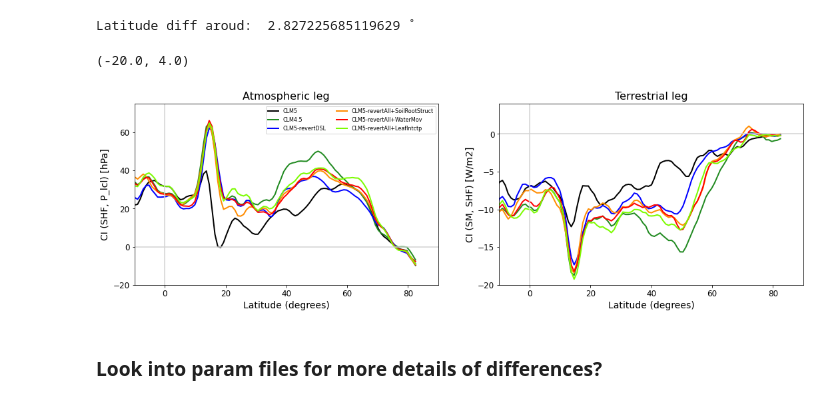
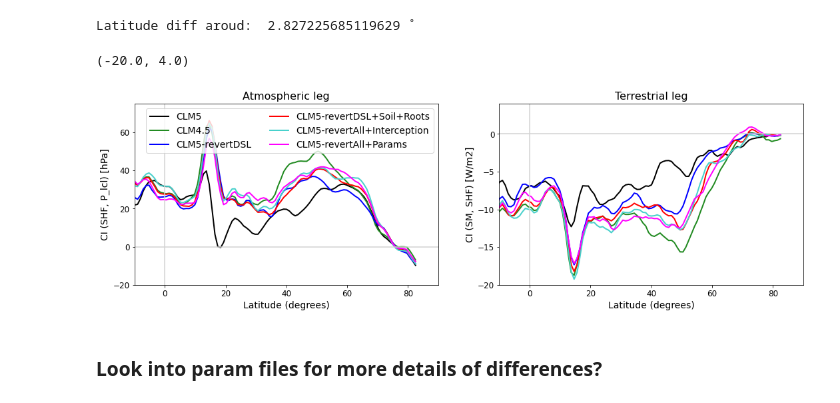
Before and after one commit to megandevlan/Coupling_CAM6CLM5, a Jupyter notebook: CouplingIndex_ModelVersionSensitivity_V2.ipynb, the cells around one changed output. Cells and saved outputs as stored; diff of their text form; code cells hidden in the pictures.

Commit message:
Smoothing added

```diff
--- a/CouplingIndex_ModelVersionSensitivity_V2.ipynb
+++ b/CouplingIndex_ModelVersionSensitivity_V2.ipynb
@@ -608,6 +608,13 @@ axs[7].add_feature(cfeature.BORDERS,linewidth=0.5,edgecolor='0.25')
 # -- Make land mask to ignore anything that's not over land -- #
 lndMask_notCyclic = np.full([len(lat),len(lon)],np.nan)
 lndMask_notCyclic[np.where(np.isfinite(TerraLeg_JJA_cesm1))] = 1
+# %%
+# Use a simple moving average over latitude to smooth out zonal means
+#  Method here: https://stackoverflow.com/questions/14313510/how-to-calculate-rolling-moving-average-using-numpy-scipy
+#  Left centered moving average (i.e., latitude mean assigned to lowest value is mean of that value and next two)
+
+def moving_average(x, w):
+    return np.convolve(x, np.ones(w), 'valid') / w
 # %%
 # Atmospheric leg of CI
 
@@ -2391,52 +2414,56 @@ axs = axs.ravel()
 
 axs[0].plot(smoothLat,lonMean_atmoLeg_CESM2,'k',linewidth=2,label='CLM5')
 axs[0].plot(smoothLat,lonMean_atmoLeg_CLM45,'forestgreen',linewidth=2,label='CLM4.5')
+# axs[0].plot(smoothLat, lonMean_atmoLeg_CLM5_zetamax,'orange',linewidth=2,label='CLM5-RevertZetamax')
+# axs[0].plot(smoothLat, lonMean_atmoLeg_CLM5_undercanopy,'red',linewidth=2,label='CLM5-RevertUndercanopy')
 axs[0].plot(smoothLat,lonMean_atmoLeg_CLM5_noDSL,'blue',linewidth=2,label='CLM5-revertDSL',linestyle='-')
 # axs[0].plot(smoothLat,lonMean_atmoLeg_CLM5_noDSLPHS,'goldenrod',linewidth=2,label='CLM5-revertDSL+PHS',linestyle='-')
 # axs[0].plot(smoothLat,lonMean_atmoLeg_CLM5_noDSLPHSFPI,'darkviolet',linewidth=2,label='CLM5-revertDSL+PHS+FPI',linestyle='-')
-axs[0].plot(smoothLat,lonMean_atmoLeg_CLM5_noDSLPHSFPIroots,'darkorange',linewidth=2,label='CLM5-revertAll+SoilRootStruct',linestyle='-')
-axs[0].plot(smoothLat,lonMean_atmoLeg_CLM5_noDSLPHSFPIrootsWaterMov,'red',linewidth=2,label='CLM5-revertAll+WaterMov',linestyle='-')
-axs[0].plot(smoothLat,lonMean_atmoLeg_CLM5_noDSLPHSFPIrootsWaterMovLeafintercept,'lawngreen',linewidth=2,label='CLM5-revertAll+LeafIntctp',linestyle='-')
+# axs[0].plot(smoothLat,lonMean_atmoLeg_CLM5_noDSLPHSFPIroots,'darkorange',linewidth=2,label='CLM5-revertAll+SoilRootStruct',linestyle='-')
+axs[0].plot(smoothLat,lonMean_atmoLeg_CLM5_noDSLPHSFPIrootsWaterMov,'red',linewidth=2,label='CLM5-revertDSL+Soil+Roots',linestyle='-')
+axs[0].plot(smoothLat,lonMean_atmoLeg_CLM5_noDSLPHSFPIrootsWaterMovLeafintercept,'mediumturquoise',linewidth=2,label='CLM5-revertAll+Interception',linestyle='-')
 #axs[0].plot(smoothLat,lonMean_atmoLeg_CLM5_snowVars,'turquoise',linewidth=2,label='CLM5-revertSnowVars',linestyle='-')
-#axs[0].plot(smoothLat,lonMean_atmoLeg_CLM5_AllAndParams,'magenta',linewidth=2,label='CLM5-revertAll+Params',linestyle='-')
+axs[0].plot(smoothLat,lonMean_atmoLeg_CLM5_AllAndParams,'magenta',linewidth=2,label='CLM5-revertAll+Params',linestyle='-')
 
 
-axs[0].legend(fontsize=8,ncol=2)
+axs[0].legend(fontsize=14,ncol=2)
 axs[0].set_xlabel('Latitude (degrees)',fontsize=14)
 axs[0].set_ylabel('CI (SHF, P_lcl) [hPa]', fontsize=14)
 axs[0].set_title('Atmospheric leg',fontsize=16)
 axs[0].set_xlim([-10, 90])
 axs[0].axhline(0,color='lightgrey')
 axs[0].axvline(0,color='lightgrey')
 
 # --- Plot terrestrial leg ----
 axs[1].plot(smoothLat,lonMean_terraLeg_CESM2,'k',linewidth=2)
 axs[1].plot(smoothLat,lonMean_terraLeg_CLM45,'forestgreen',linewidth=2)
+# axs[1].plot(smoothLat, lonMean_terraLeg_CLM5_zetamax,'orange',linewidth=2,label='CLM5-RevertZetamax')
+# axs[1].plot(smoothLat, lonMean_terraLeg_CLM5_undercanopy,'red',linewidth=2,label='CLM5-RevertUndercanopy')
 axs[1].plot(smoothLat,lonMean_terraLeg_CLM5_noDSL,'blue',linewidth=2,label='CLM5-revertDSL',linestyle='-')
 # axs[1].plot(smoothLat,lonMean_terraLeg_CLM5_noDSLPHS,'goldenrod',linewidth=2,label='CLM5-revertDSL+PHS',linestyle='-')
 # axs[1].plot(smoothLat,lonMean_terraLeg_CLM5_noDSLPHSFPI,'darkviolet',linewidth=2,label='CLM5-revertDSL+PHS+FPI',linestyle='-')
-axs[1].plot(smoothLat,lonMean_terraLeg_CLM5_noDSLPHSFPIroots,'darkorange',linewidth=2,label='CLM5-revertFullSet',linestyle='-')
+# axs[1].plot(smoothLat,lonMean_terraLeg_CLM5_noDSLPHSFPIroots,'darkorange',linewidth=2,label='CLM5-revertFullSet',linestyle='-')
 axs[1].plot(smoothLat,lonMean_terraLeg_CLM5_noDSLPHSFPIrootsWaterMov,'red',linewidth=2,label='CLM5-revertAll+WaterMov',linestyle='-')
-axs[1].plot(smoothLat,lonMean_terraLeg_CLM5_noDSLPHSFPIrootsWaterMovLeafintercept,'lawngreen',linewidth=2,label='CLM5-revertAll+WaterMov',linestyle='-')
+axs[1].plot(smoothLat,lonMean_terraLeg_CLM5_noDSLPHSFPIrootsWaterMovLeafintercept,'mediumturquoise',linewidth=2,label='CLM5-revertAll+WaterMov',linestyle='-')
 #axs[1].plot(smoothLat,lonMean_terraLeg_CLM5_snowVars,'turquoise',linewidth=2,label='CLM5-revertSnowVars',linestyle='-')
-#axs[1].plot(smoothLat,lonMean_terraLeg_CLM5_AllAndParams,'magenta',linewidth=2,label='CLM5-revertAll+Params',linestyle='-')
+axs[1].plot(smoothLat,lonMean_terraLeg_CLM5_AllAndParams,'magenta',linewidth=2,label='CLM5-revertAll+Params',linestyle='-')
 
 
 
 axs[1].set_xlabel('Latitude (degrees)',fontsize=14)
 axs[1].set_ylabel('CI (SM, SHF) [W/m2]',fontsize=14)
 axs[1].set_title('Terrestrial leg',fontsize=16)
 axs[1].set_xlim([-10, 90])
 axs[1].axhline(0,color='lightgrey')
 axs[1].axvline(0,color='lightgrey')
 
 axs[0].tick_params(axis='both',labelsize=12)
 axs[1].tick_params(axis='both',labelsize=12)
 axs[0].set_ylim([-20,75])
 axs[1].set_ylim([-20,4])
 # %% [output]
 (-20.0, 4.0)
-[figure, old version]
+[figure, new version]
 # %% [markdown]
 ### Look into param files for more details of differences?
 # %%
```
Also changed, not shown: parts of 3 cells of this notebook.
